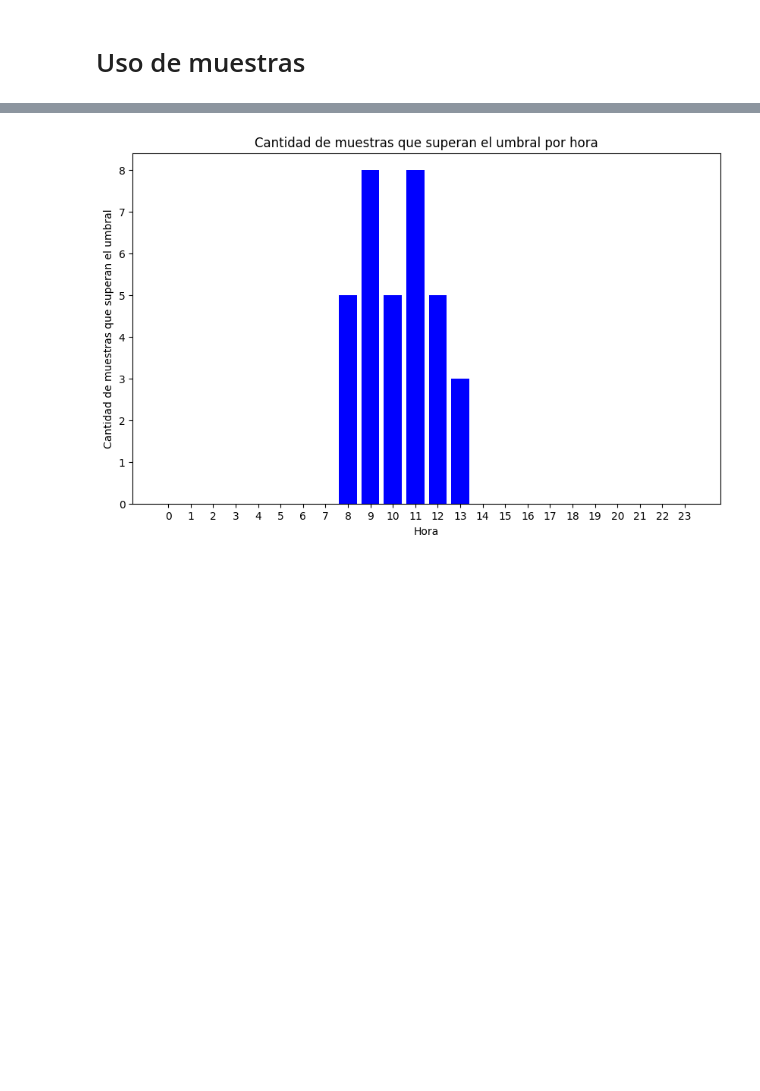
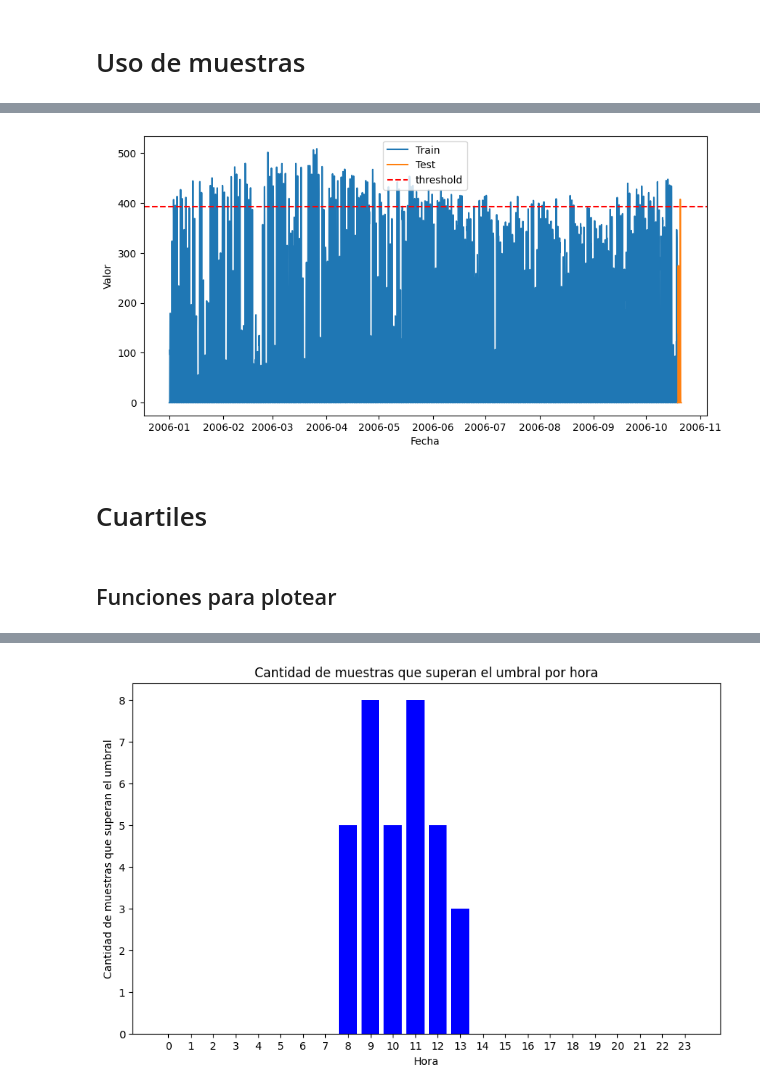
Before and after one commit to sergio825/pytorch-ts, a Jupyter notebook: Multivariate_TempFlow.ipynb, the cells around one changed output, grey strips where cells are left out. Drawn from its saved outputs; the diff is of its cells as text; code cells hidden in the pictures; blank space fills up the shorter version.

```diff
--- a/Multivariate_TempFlow.ipynb
+++ b/Multivariate_TempFlow.ipynb
@@ -378,0 +363,8 @@ array([  0.  ,   0.  ,   0.  ,   0.  ,   0.  ,   0.  ,  19.9 ,  52.95,
+# %%
+upper = rango_iqr(train,k = 1, full_test=full_test) # Threshold.
+# %% [output]
+[figure, added]
+# %% [markdown]
+# Cuartiles
+# %% [markdown]
+## Funciones para plotear
```
Also changed, not shown: parts of 42 cells of this notebook.
